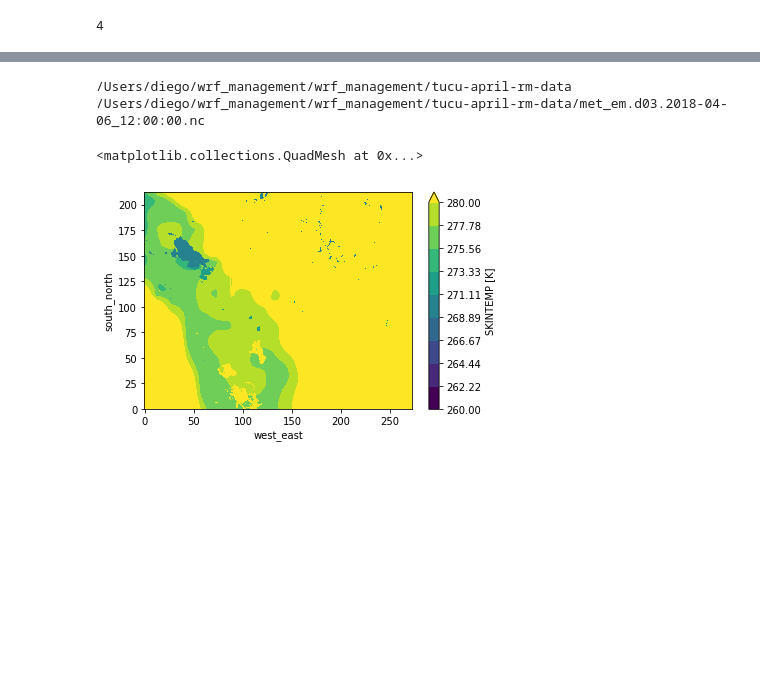
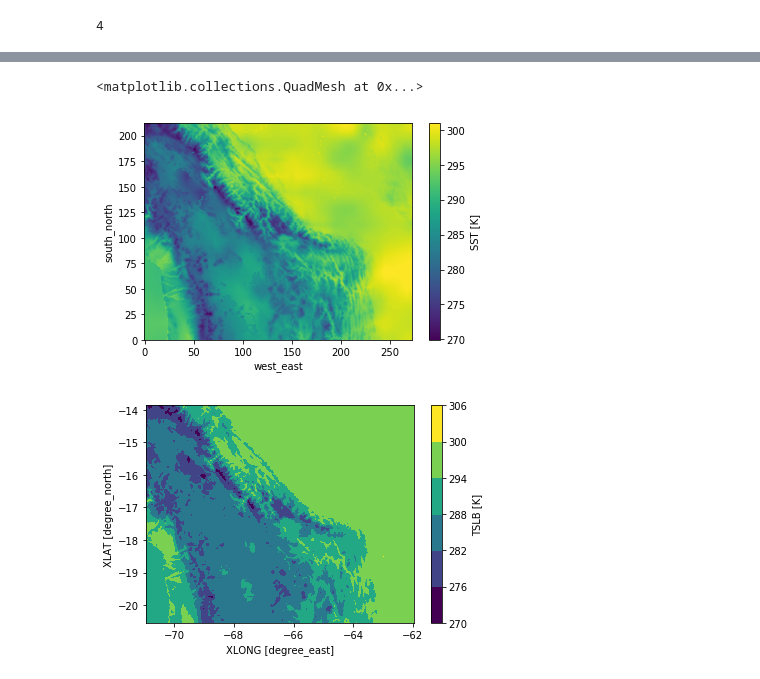
Before and after one commit to daliagachc/wrf_management, a Jupyter notebook: wrf_management/scratchs/Untitled1.ipynb, the cells around one changed output, grey strips where cells are left out. Drawn from its saved outputs; the diff is of its cells as text; code cells hidden in the pictures; blank space fills up the shorter version.

```diff
--- a/wrf_management/scratchs/Untitled1.ipynb
+++ b/wrf_management/scratchs/Untitled1.ipynb
@@ -114,22 +116,19 @@ x1.plot()
-# %%
-path1 = os.path.join('/Users/diego/wrf_management/wrf_management/tucu-april-rm-data')
-print(path1)
-
-fs = os.listdir(path1)
-df = pd.DataFrame(fs,columns=['file'])
-df = df[df.file.str.startswith('met_em.d03')]
-df
-
-file =df.iloc[1].file
-file = os.path.join(path1,file)
-print(file)
-
-os.path.isfile(file)
-
-xa = xr.open_dataset(file)
-xa.SKINTEMP.plot(levels=10,  vmin=vm,vmax=vM)
-# %% [output]
-/Users/diego/wrf_management/wrf_management/tucu-april-rm-data
-/Users/diego/wrf_management/wrf_management/tucu-april-rm-data/met_em.d03.2018-04-06_12:00:00.nc
-<matplotlib.collections.QuadMesh at 0x...>
-[figure, removed]
+# %%
+path = os.path.join(gc.PATH_DATA,'runs/run_2019_02_20/2017_12_10/ungrib_lake/')
+fs = os.listdir(path)
+dff = pd.DataFrame(fs,columns=['file'])
+dff = dff[dff.file.str.startswith('wrfinput')]
+dff =dff.sort_values('file')
+f =dff.iloc[2].file
+po = os.path.join
+p = po(path,f)
+xa = xr.open_dataset(p)
+# ye.partition(list(xa.variables),5)
+fig,ax = plt.subplots()
+xa.SST.plot()
+fig,ax = plt.subplots()
+xa.TSLB[0,3].plot(x='XLONG',y='XLAT',levels=6)
+# %% [output]
+<matplotlib.collections.QuadMesh at 0x...>
+[figure, added]
+[figure, added]
```
Also changed, not shown: parts of 10 cells of this notebook, 3 other files.
